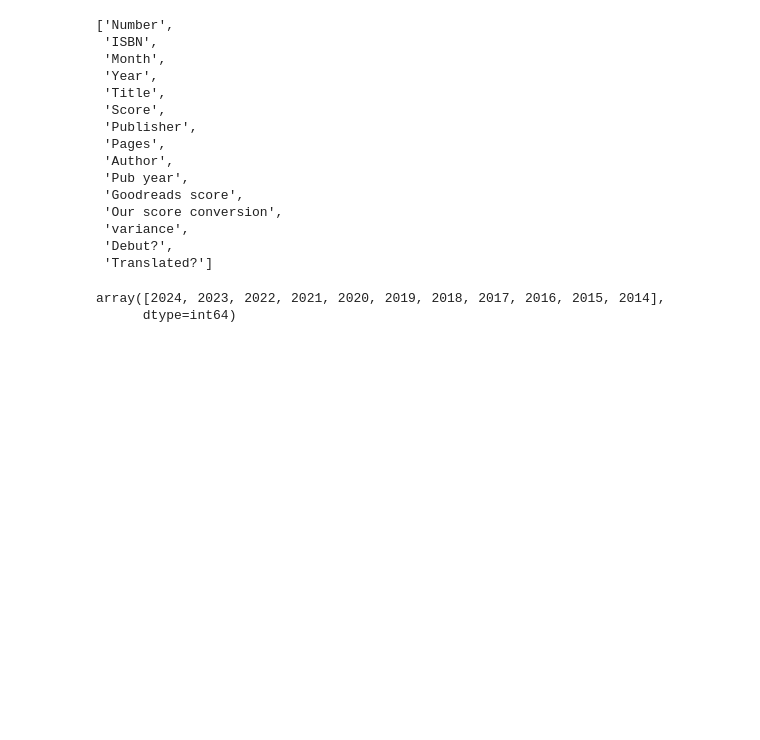
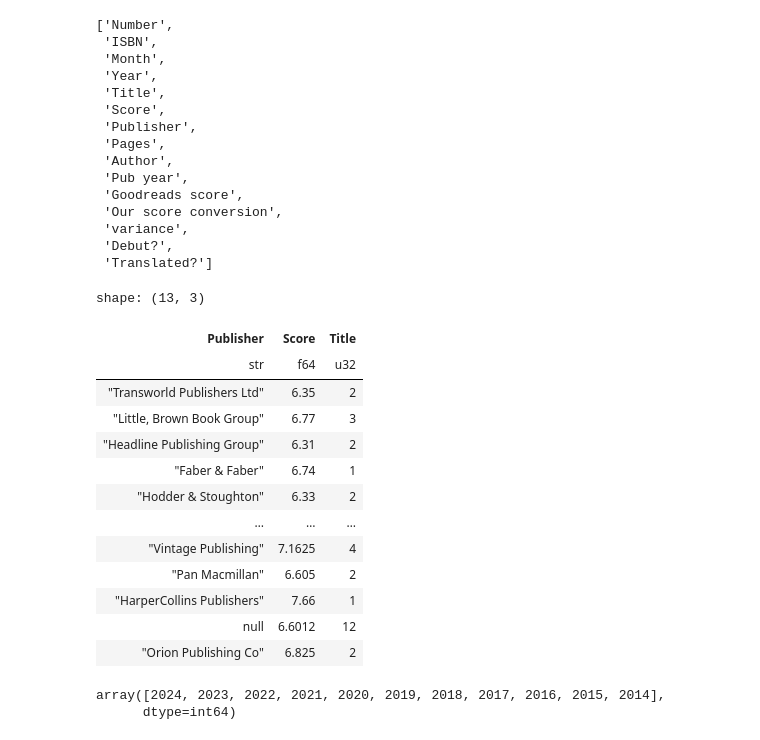
Before and after one commit to bomtall/NLFB, a Jupyter notebook: notebook.ipynb, the cells around one changed output. Cells and saved outputs as stored; diff of their text form; code cells hidden in the pictures; blank space fills up the shorter version.

```diff
--- a/notebook.ipynb
+++ b/notebook.ipynb
@@ -33,4 +30,19 @@ fig.show()
-# %%
-df = df[~df['Date'].str.contains('?', regex=False)]
-# %%
-df.Date = df.Date.astype('datetime64[s]')
+# %%
+newd = df.group_by('Publisher').agg(pl.col("Score").mean(), pl.col("Title").count())
+# %%
+newd
+# %% [output]
+shape: (13, 3)
+| Publisher | Score | Title |
+| str | f64 | u32 |
+| "Transworld Publishers Ltd" | 6.35 | 2 |
+| "Little, Brown Book Group" | 6.77 | 3 |
+| "Headline Publishing Group" | 6.31 | 2 |
+| "Faber & Faber" | 6.74 | 1 |
+| "Hodder & Stoughton" | 6.33 | 2 |
+| … | … | … |
+| "Vintage Publishing" | 7.1625 | 4 |
+| "Pan Macmillan" | 6.605 | 2 |
+| "HarperCollins Publishers" | 7.66 | 1 |
+| null | 6.6012 | 12 |
+| "Orion Publishing Co" | 6.825 | 2 |
```
Also changed, not shown: parts of 3 cells of this notebook, 2 other files.
